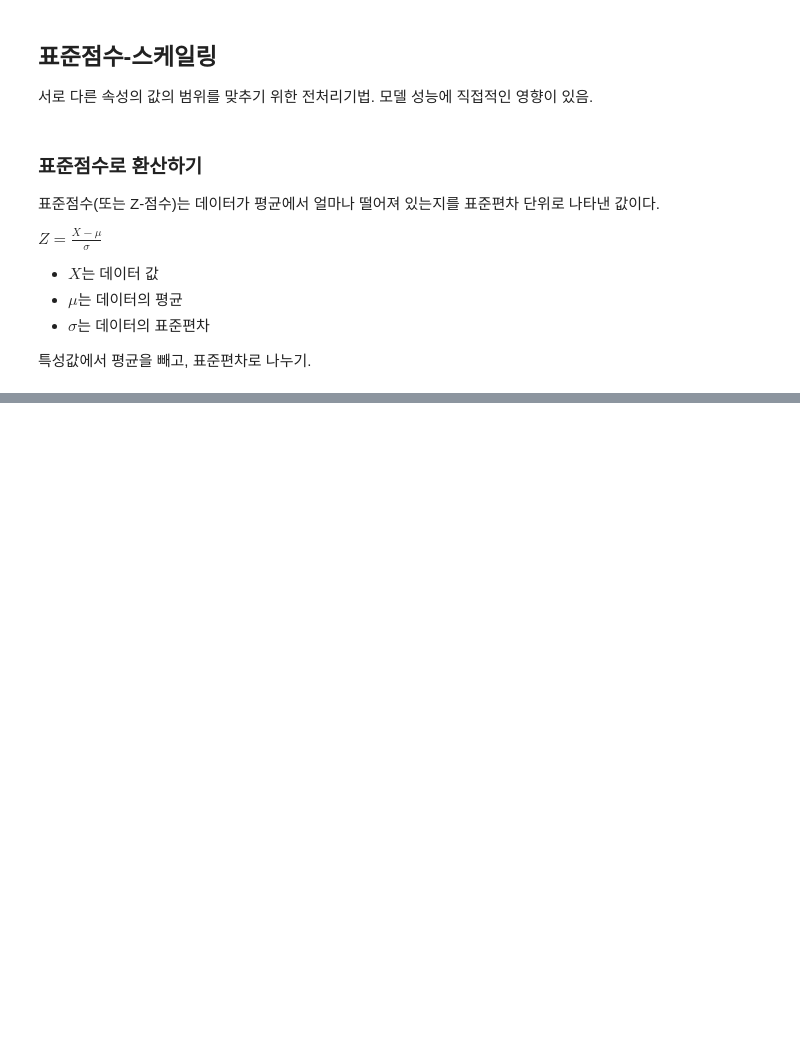
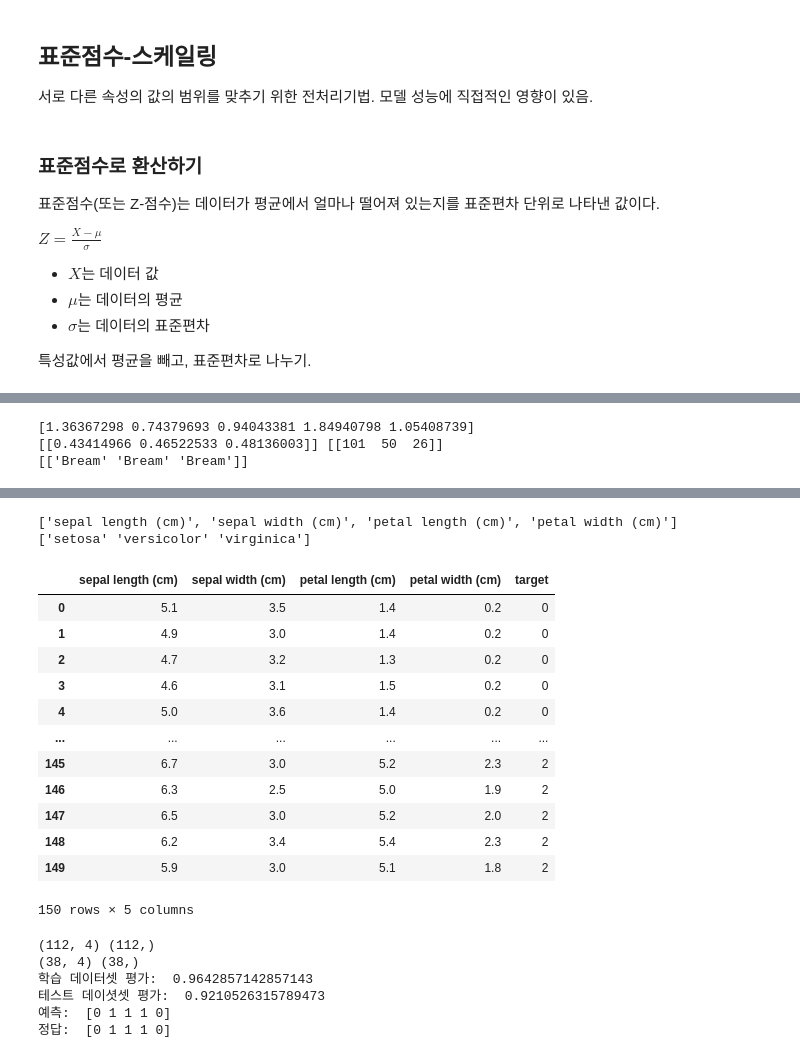
Before and after one commit to kimjeongjaejae-SKN33/06_machine_learning, a Jupyter notebook: 01_overview/02_classification_overview_knn.ipynb, the cells around one changed output, grey strips where cells are left out. Saved outputs shown, nothing was run; the diff lists cells and outputs as text; code cells hidden in the pictures; blank space fills up the shorter version.

```diff
--- a/01_overview/02_classification_overview_knn.ipynb
+++ b/01_overview/02_classification_overview_knn.ipynb
@@ -309,3 +606,14 @@ $Z = \frac{X - \mu}{\sigma}$
+# %%
+# 다중 분류에서 kneighbor()로 예측 근거가 된 이웃 찾기
+distances, indices = kn_clf.kneighbors(X_test_scaled[:1])
+print(X_test_scaled[0])
+print(distances, indices)
+
+print(y_train[indices])
+# %% [output]
+[1.36367298 0.74379693 0.94043381 1.84940798 1.05408739]
+[[0.43414966 0.46522533 0.48136003]] [[101  50  26]]
+[['Bream' 'Bream' 'Bream']]
 # %% [markdown]
 ## @실습문제: 붓꽃 다중 분류
 
@@ -321,3 +629,71 @@ $Z = \frac{X - \mu}{\sigma}$
 꽃잎의 색은 주로 짙은 보라색이며, 다른 품종들에 비해 상대적으로 더 큰 크기를 갖고 있습니다.
 
 ![](https://d.pr/i/4egoon+)
+# %%
+# scikit-learn 에서 iris 데이터셋 얻어오기
+from sklearn.datasets import load_iris
+
+iris = load_iris()
+# print(iris.data) # 입력 X
+# print(iris.target) # 정답 y
+print(iris.feature_names)
+print(iris.target_names)
+# %% [output]
+['sepal length (cm)', 'sepal width (cm)', 'petal length (cm)', 'petal width (cm)']
+['setosa' 'versicolor' 'virginica']
+# %%
+iris_df = pd.DataFrame(
+    iris.data,
+    columns=iris.feature_names
+)
+iris_df['target'] = iris.target
+iris_df
+# %% [output]
+|  | sepal length (cm) | sepal width (cm) | petal length (cm) | petal width (cm) | target |
+| 0 | 5.1 | 3.5 | 1.4 | 0.2 | 0 |
+| 1 | 4.9 | 3.0 | 1.4 | 0.2 | 0 |
+| 2 | 4.7 | 3.2 | 1.3 | 0.2 | 0 |
+| 3 | 4.6 | 3.1 | 1.5 | 0.2 | 0 |
+| 4 | 5.0 | 3.6 | 1.4 | 0.2 | 0 |
+| ... | ... | ... | ... | ... | ... |
+| 145 | 6.7 | 3.0 | 5.2 | 2.3 | 2 |
+| 146 | 6.3 | 2.5 | 5.0 | 1.9 | 2 |
+| 147 | 6.5 | 3.0 | 5.2 | 2.0 | 2 |
+| 148 | 6.2 | 3.4 | 5.4 | 2.3 | 2 |
+| 149 | 5.9 | 3.0 | 5.1 | 1.8 | 2 |
+150 rows × 5 columns
+# %%
+# 1. train/test split
+X_train, X_test, y_train, y_test = train_test_split(
+    iris.data, iris.target, stratify = iris.target, random_state = 42
+)
+
+print(X_train.shape, y_train.shape)
+print(X_test.shape, y_test.shape)
+
+# 2. 스케일링
+scaler = StandardScaler()
+
+scaler.fit(X_train) # X_train 기준 평균, 표준편차 학습
+
+X_train_scaled = scaler.transform(X_train)
+X_test_scaled = scaler.transform(X_test)
+
+# 3. KNN 분류 모델 생성 + 학습 fit()
+kn_clf = KNeighborsClassifier(n_neighbors=3)
+kn_clf.fit(X_train_scaled, y_train)
+
+# 4. 평가
+print("학습 데이터셋 평가: ", kn_clf.score(X_train_scaled, y_train))
+print("테스트 데이셧셋 평가: ", kn_clf.score(X_test_scaled, y_test))
+
+# 5. 예측 predict() - test 데이터 일부와 실제 정답을 비교
+print("예측: ", kn_clf.predict(X_test_scaled[:5]))
+print('정답: ', y_test[:5])
+# %% [output]
+(112, 4) (112,)
+(38, 4) (38,)
+학습 데이터셋 평가:  0.9642857142857143
+테스트 데이셧셋 평가:  0.9210526315789473
+예측:  [0 1 1 1 0]
+정답:  [0 1 1 1 0]
```
Also changed, not shown: parts of 25 cells of this notebook, 1 other file.
